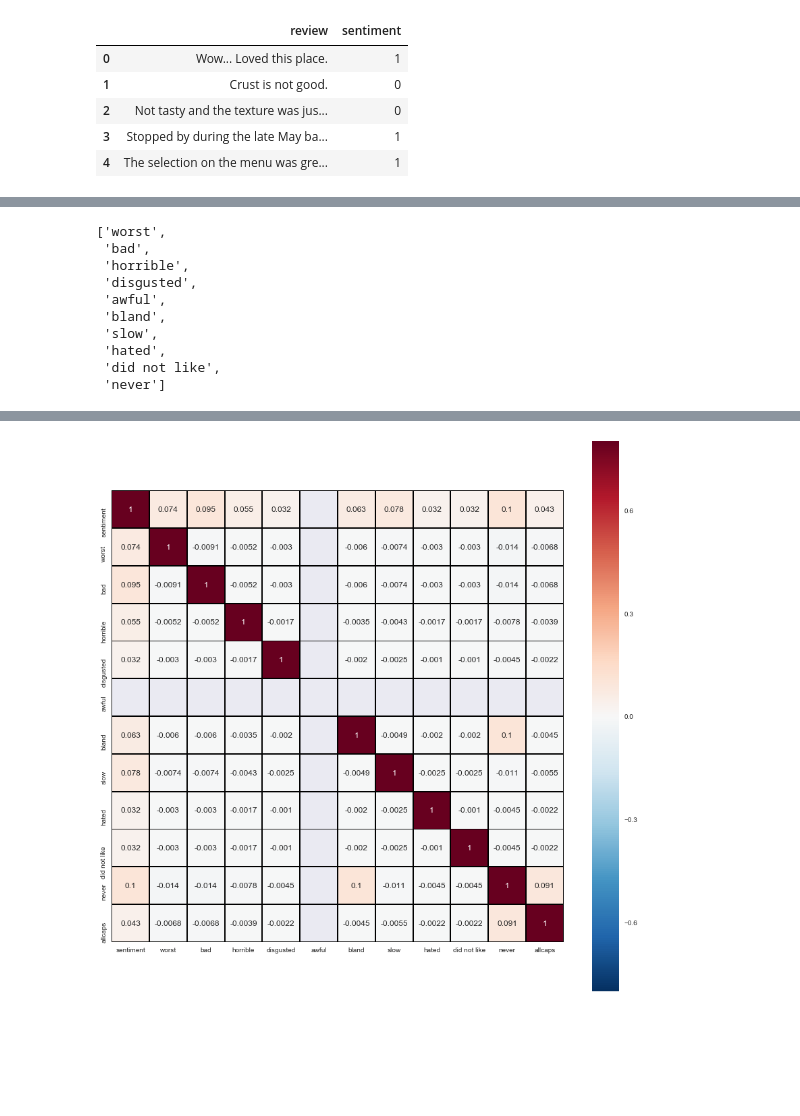
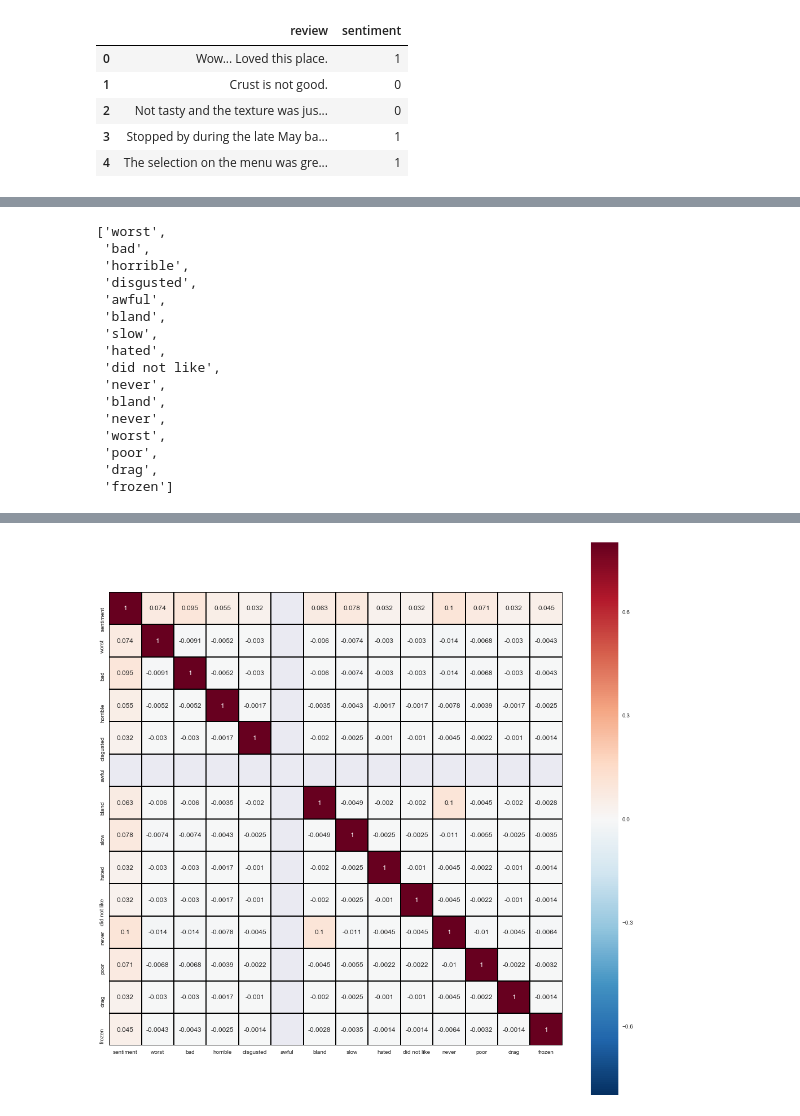
Before and after one commit to mguemon/Thinkful-, a Jupyter notebook: Challenge_FeedbackAnalysis.ipynb, the cells around one changed output, grey strips where cells are left out. Drawn from its saved outputs; the diff is of its cells as text; code cells hidden in the pictures; blank space fills up the shorter version.

```diff
--- a/Challenge_FeedbackAnalysis.ipynb
+++ b/Challenge_FeedbackAnalysis.ipynb
@@ -38,5 +41,5 @@ Let's Find the Good review meaning the ones with sentiment = 0
 # %%
-keywords_a = ['great', 'good', 'excellent', 'awesome', 'recommend', 'fast', 'love', 'nice' ]
+keywords_a = ['great', 'good', 'excellent', 'awesome', 'recommend', 'fast', 'love', 'nice','well','ideal','highly','must have','love','beautiful','super' ]
 
 for key in keywords_a:
     # Note that we add spaces around the key so that we're getting the word,
@@ -160,5 +215,5 @@ Let's Find the Bad reviews meaning the ones with sentiment = 1
 # %%
-keywords_y = ['worst', 'bad', 'horrible', 'disgusted', 'awful', 'bland','slow', 'hated', 'did not like','never' ]
+keywords_y = ['worst', 'bad', 'horrible', 'disgusted', 'awful', 'bland','slow', 'hated', 'did not like','never','bland','never','worst','poor','drag','frozen' ]
 
 for key in keywords_y:
     # Note that we add spaces around the key so that we're getting the word,
@@ -179,9 +234,13 @@ keywords_y
  'slow',
  'hated',
  'did not like',
- 'never']
+ 'never',
+ 'bland',
+ 'never',
+ 'worst',
+ 'poor',
+ 'drag',
+ 'frozen']
-# %%
-df_y['allcaps'] = df_y.review.str.isupper()
 # %%
 df_y['sentiment'] = (df_y['sentiment'] == 0)
 # Note that if you run this cell a second time everything will become false.
@@ -196,8 +255,8 @@ display(df_y.head())
 | 3 | Stopped by during the late May ba... | False | False | False | False | False | False | False | False | False | ... |
 | 4 | The selection on the menu was gre... | False | False | False | False | False | False | False | False | False | ... |
 # %%
-plt.figure(figsize=(15, 15))
+plt.figure(figsize=(18, 18))
 sns.heatmap(df_y.corr(),vmax=.8, square=True, linecolor='black', linewidths=1, annot=True)
 plt.show()
 # %% [output]
-[figure, old version]
+[figure, new version]
```
Also changed, not shown: parts of 46 cells of this notebook.
